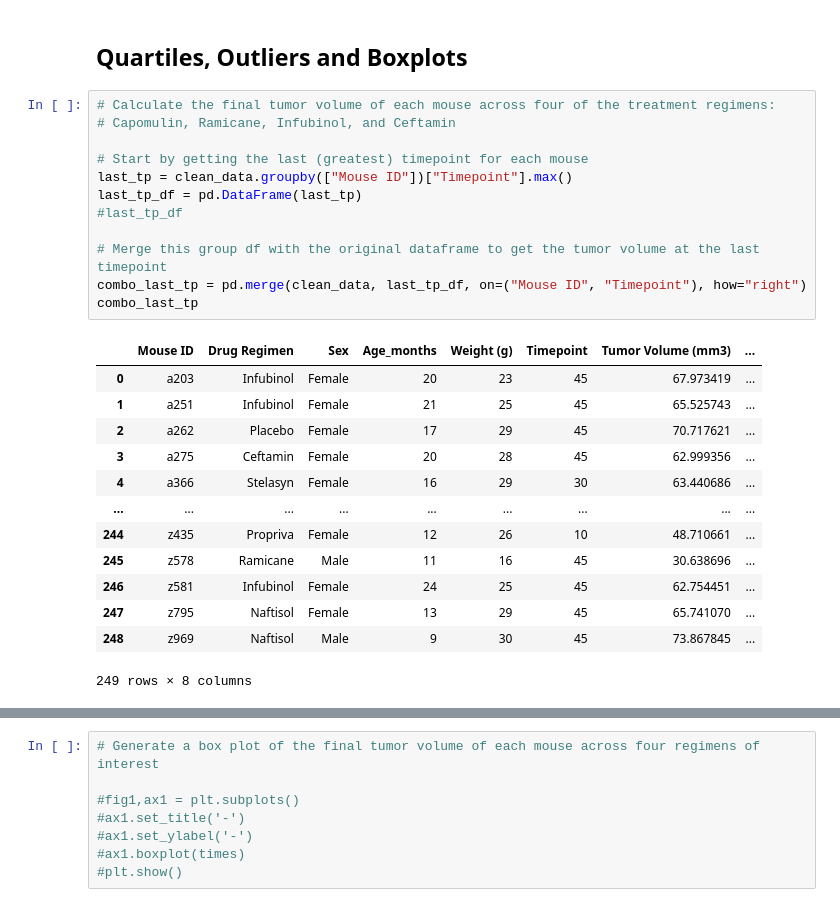
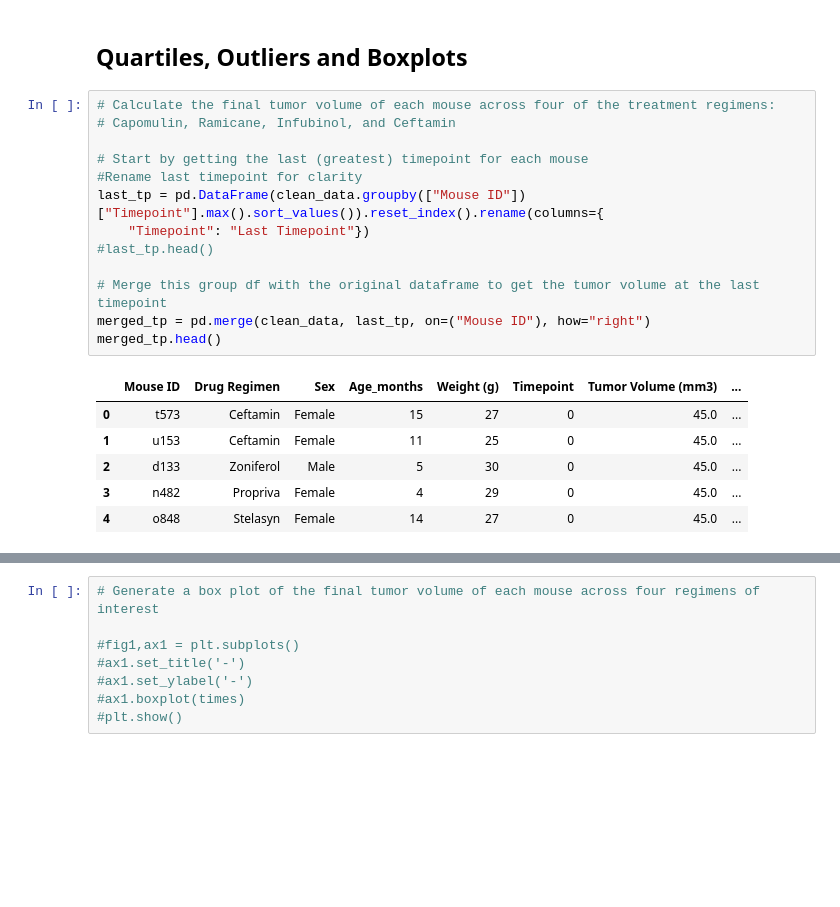
Before and after one commit to stefanyl/pymaceuticals-challenge, a Jupyter notebook: pymaceuticals_starter_hw.ipynb, the cells around one changed output, grey strips where cells are left out. Cells and saved outputs as stored; diff of their text form; blank space fills up the shorter version.

```diff
--- a/pymaceuticals_starter_hw.ipynb
+++ b/pymaceuticals_starter_hw.ipynb
@@ -272,29 +272,23 @@ plt.show()
 # %%
 # Calculate the final tumor volume of each mouse across four of the treatment regimens:
 # Capomulin, Ramicane, Infubinol, and Ceftamin
 
 # Start by getting the last (greatest) timepoint for each mouse
-last_tp = clean_data.groupby(["Mouse ID"])["Timepoint"].max()
-last_tp_df = pd.DataFrame(last_tp)
-#last_tp_df
+#Rename last timepoint for clarity
+last_tp = pd.DataFrame(clean_data.groupby(["Mouse ID"])["Timepoint"].max().sort_values()).reset_index().rename(columns={
+    "Timepoint": "Last Timepoint"})
+#last_tp.head()
 
 # Merge this group df with the original dataframe to get the tumor volume at the last timepoint
-combo_last_tp = pd.merge(clean_data, last_tp_df, on=("Mouse ID", "Timepoint"), how="right")
-combo_last_tp
+merged_tp = pd.merge(clean_data, last_tp, on=("Mouse ID"), how="right")
+merged_tp.head()
 # %% [output]
 |  | Mouse ID | Drug Regimen | Sex | Age_months | Weight (g) | Timepoint | Tumor Volume (mm3) | ... |
-| 0 | a203 | Infubinol | Female | 20 | 23 | 45 | 67.973419 | ... |
-| 1 | a251 | Infubinol | Female | 21 | 25 | 45 | 65.525743 | ... |
-| 2 | a262 | Placebo | Female | 17 | 29 | 45 | 70.717621 | ... |
-| 3 | a275 | Ceftamin | Female | 20 | 28 | 45 | 62.999356 | ... |
-| 4 | a366 | Stelasyn | Female | 16 | 29 | 30 | 63.440686 | ... |
-| ... | ... | ... | ... | ... | ... | ... | ... | ... |
-| 244 | z435 | Propriva | Female | 12 | 26 | 10 | 48.710661 | ... |
-| 245 | z578 | Ramicane | Male | 11 | 16 | 45 | 30.638696 | ... |
-| 246 | z581 | Infubinol | Female | 24 | 25 | 45 | 62.754451 | ... |
-| 247 | z795 | Naftisol | Female | 13 | 29 | 45 | 65.741070 | ... |
-| 248 | z969 | Naftisol | Male | 9 | 30 | 45 | 73.867845 | ... |
+| 0 | t573 | Ceftamin | Female | 15 | 27 | 0 | 45.0 | ... |
+| 1 | u153 | Ceftamin | Female | 11 | 25 | 0 | 45.0 | ... |
+| 2 | d133 | Zoniferol | Male | 5 | 30 | 0 | 45.0 | ... |
+| 3 | n482 | Propriva | Female | 4 | 29 | 0 | 45.0 | ... |
+| 4 | o848 | Stelasyn | Female | 14 | 27 | 0 | 45.0 | ... |
-249 rows × 8 columns
 # %%
 # Put treatments into a list for for loop (and later for plot labels)
 treatment_list = ["Capomulin", "Ramicane", "Infubinol", "Ceftamin"]
```
Also changed, not shown: parts of 1 cell of this notebook.
